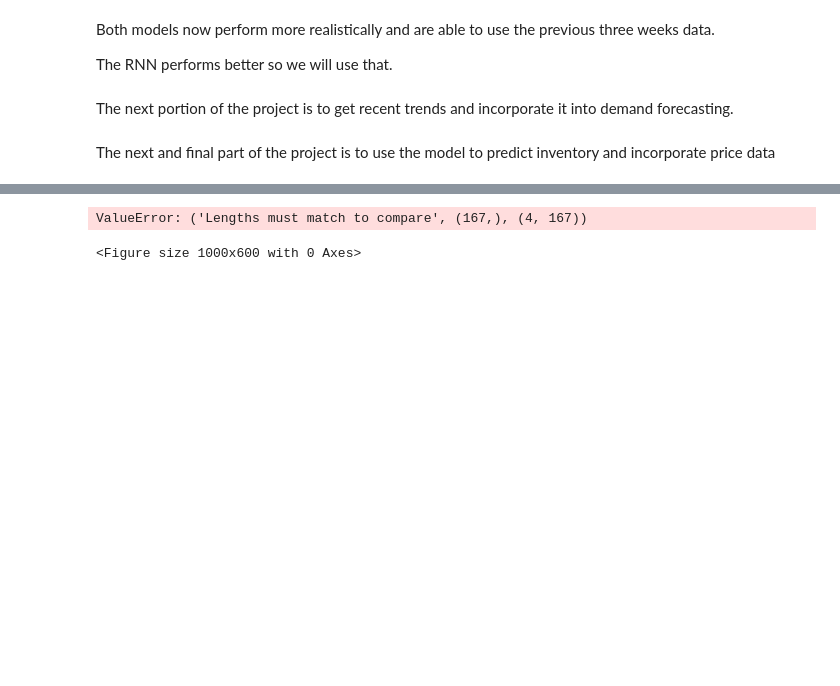
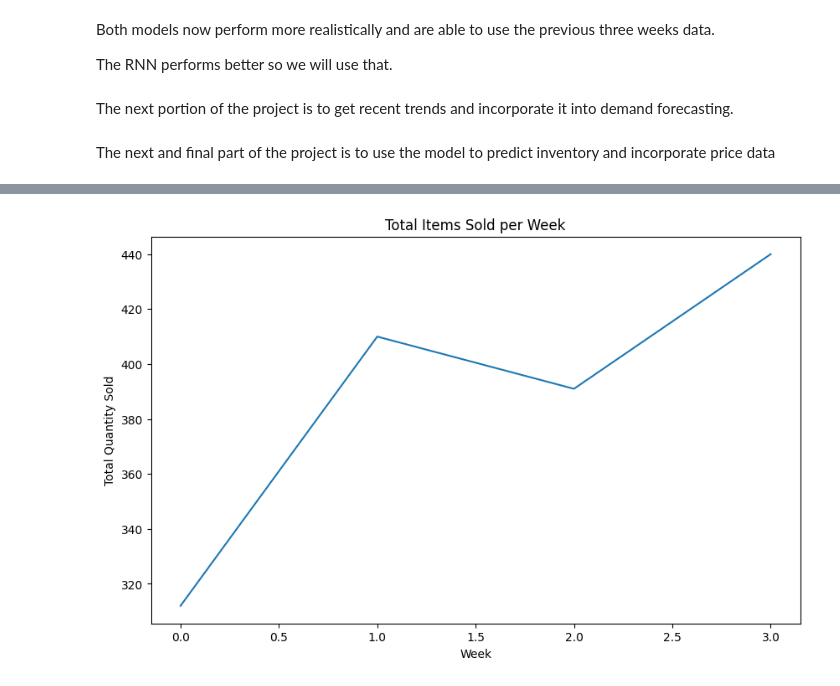
Before and after one commit to akaashdash/TrendCart, a Jupyter notebook: research/project.ipynb, the cells around one changed output, grey strips where cells are left out. Saved outputs shown, nothing was run; the diff lists cells and outputs as text; code cells hidden in the pictures; blank space fills up the shorter version.

Commit message:
add visualization for fixed scaling

```diff
--- a/research/project.ipynb
+++ b/research/project.ipynb
@@ -205,10 +205,8 @@ num_samples = sales_array.shape[0] * sales_array.shape[1]
 num_features = sales_array.shape[2]
 reshaped_data = sales_array.reshape((num_samples, num_features))
 
-
-
 scaler = MinMaxScaler()
-scaled_data = scaler.fit_transform(trimmed_data)
+scaled_data = scaler.fit_transform(reshaped_data)
 
 # Create a DataFrame from the reshaped data
 data = pd.DataFrame(scaled_data)
@@ -499,7 +515,7 @@ else:
 The next and final part of the project is to use the model to predict inventory and incorporate price data
 # %%
 
-lstm_model = load_model('rnn_model.keras')
+lstm_model = rnn_model
 
 # Load the sales data from the numpy array
 sales_array = np.load('sales_array.npy')
@@ -518,12 +534,10 @@ predicted_sales_scaled = lstm_model.predict(input_data_scaled)
 predicted_sales = scaler.inverse_transform(predicted_sales_scaled.reshape(1, -1))
 predicted_sales = np.clip(predicted_sales, 0, None)
 
-"""
 for recipe in recipe_product_ingredients:
     scale = (recipe["growth"] / 100) + 1
     idxs = np.array(recipe["ingredients"]) - 1
     predicted_sales[:, idxs] *= scale
-"""
 
 predicted_sales = np.round(predicted_sales).astype(int)
 
@@ -565,32 +576,12 @@ print(reshaped_combined_sales)
-# %%
-# 1. Pick the ten most sold items and plot them over the weeks
-total_sales = reshaped_combined_sales.sum(axis=(0, 1))
-top_ten_items = reshaped_combined_sales.argsort()[-10:][::-1]
-top_ten_sales = reshaped_combined_sales[:, :, top_ten_items].sum(axis=0)
-
-plt.figure(figsize=(10, 6))
-for i, item_id in enumerate(top_ten_items):
-    item_name = products_df.loc[products_df['product_id'] == item_id + 1, 'product_name'].values[0]
-    plt.plot(top_ten_sales[:, i], label=item_name)
-plt.xlabel('Week')
-plt.ylabel('Quantity Sold')
-plt.title('Top 10 Most Sold Items')
-plt.legend()
-plt.show()
-
-# 2. Pick the ten least sold items and plot them over the weeks
-bottom_ten_items = reshaped_combined_sales.argsort()[:10]
-bottom_ten_sales = reshaped_combined_sales[:, :, bottom_ten_items].sum(axis=0)
-
-plt.figure(figsize=(10, 6))
-for i, item_id in enumerate(bottom_ten_items):
-    item_name = products_df.loc[products_df['product_id'] == item_id + 1, 'product_name'].values[0]
-    plt.plot(bottom_ten_sales[:, i], label=item_name)
-plt.xlabel('Week')
-plt.ylabel('Quantity Sold')
-plt.title('Bottom 10 Least Sold Items')
-plt.legend()
-plt.show()
-# %% [output]
-ValueError: ('Lengths must match to compare', (167,), (4, 167))
-<Figure size 1000x600 with 0 Axes>
+# %%
+# 3. Plot all the items sold over the weeks
+total_sales_per_week = reshaped_combined_sales.sum(axis=(0, 2))
+
+plt.figure(figsize=(10, 6))
+plt.plot(total_sales_per_week)
+plt.xlabel('Week')
+plt.ylabel('Total Quantity Sold')
+plt.title('Total Items Sold per Week')
+plt.show()
+# %% [output]
+[figure, added]
```
Also changed, not shown: parts of 4 cells of this notebook.
